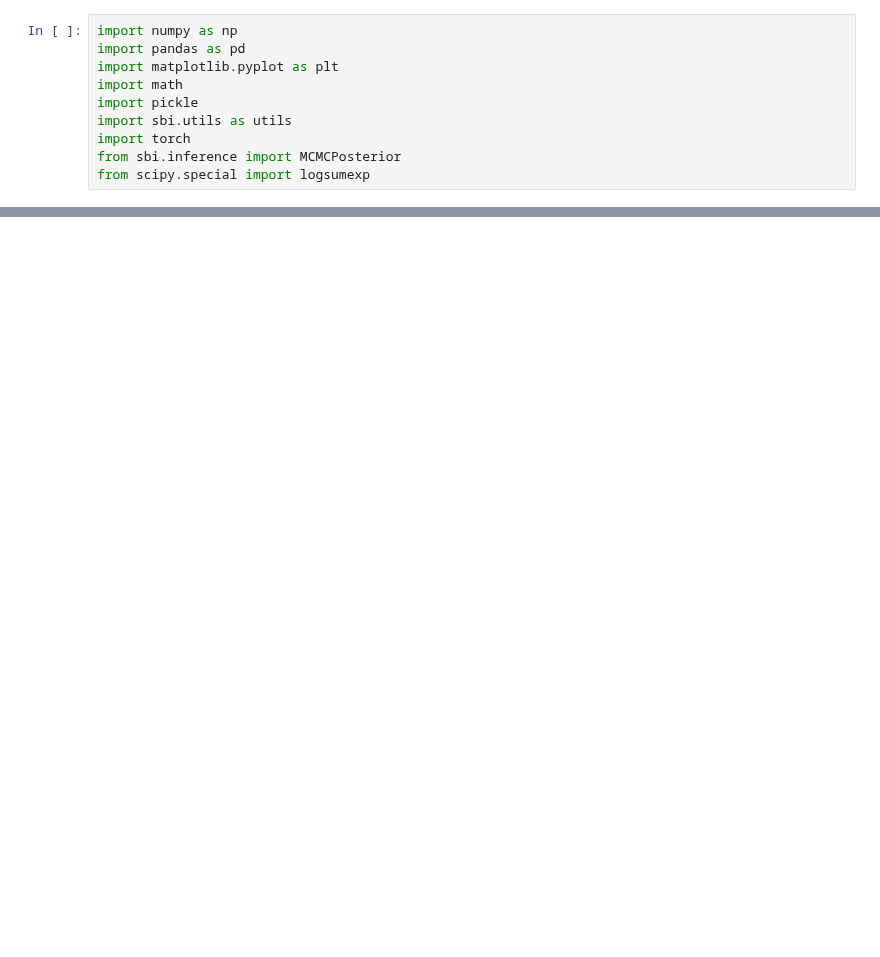
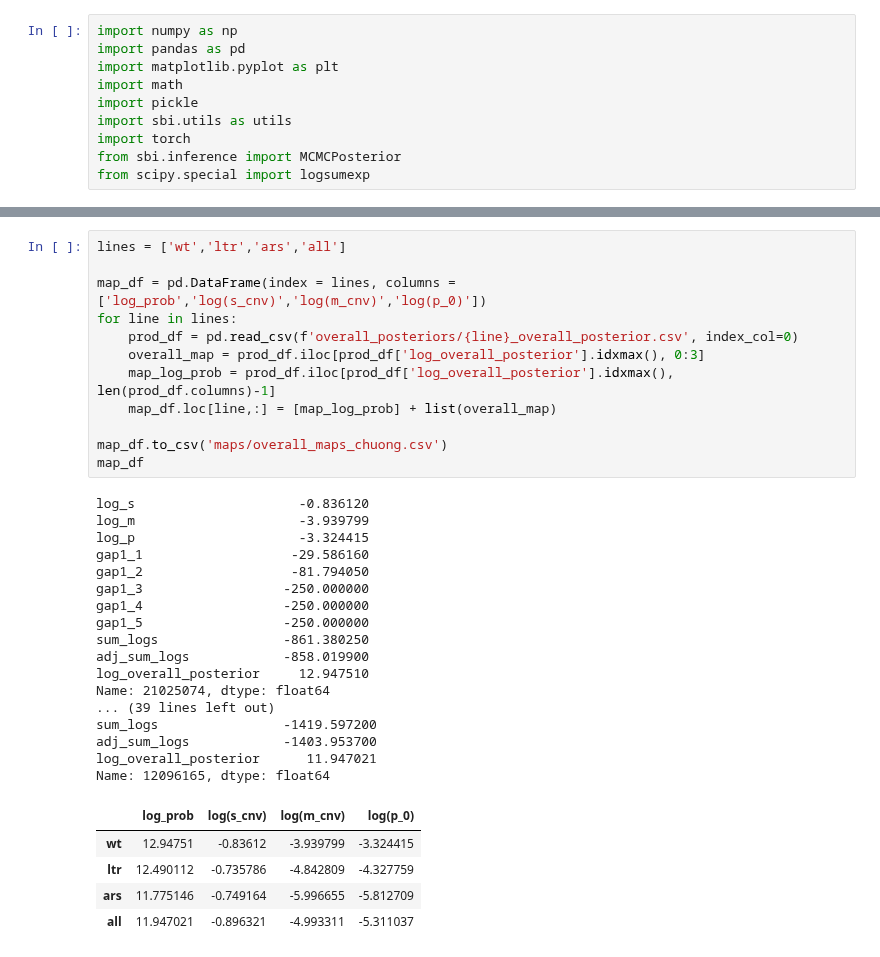
Before and after one commit to yoavram-lab/chuong_et_al, a Jupyter notebook: Overall Posterior.ipynb, the cells around one changed output, grey strips where cells are left out. Cells and saved outputs as stored; diff of their text form; blank space fills up the shorter version.

```diff
--- a/Overall Posterior.ipynb
+++ b/Overall Posterior.ipynb
@@ -133,0 +181,35 @@ plt.ylim(-0.05,1.05)
+# %%
+lines = ['wt','ltr','ars','all']
+
+map_df = pd.DataFrame(index = lines, columns = ['log_prob','log(s_cnv)','log(m_cnv)','log(p_0)'])
+for line in lines:
+    prod_df = pd.read_csv(f'overall_posteriors/{line}_overall_posterior.csv', index_col=0)
+    overall_map = prod_df.iloc[prod_df['log_overall_posterior'].idxmax(), 0:3]
+    map_log_prob = prod_df.iloc[prod_df['log_overall_posterior'].idxmax(), len(prod_df.columns)-1]
+    map_df.loc[line,:] = [map_log_prob] + list(overall_map)
+
+map_df.to_csv('maps/overall_maps_chuong.csv')
+map_df
+# %% [output]
+log_s                     -0.836120
+log_m                     -3.939799
+log_p                     -3.324415
+gap1_1                   -29.586160
+gap1_2                   -81.794050
+gap1_3                  -250.000000
+gap1_4                  -250.000000
+gap1_5                  -250.000000
+sum_logs                -861.380250
+adj_sum_logs            -858.019900
+log_overall_posterior     12.947510
+Name: 21025074, dtype: float64
+... (39 lines left out)
+sum_logs                -1419.597200
+adj_sum_logs            -1403.953700
+log_overall_posterior      11.947021
+Name: 12096165, dtype: float64
+|  | log_prob | log(s_cnv) | log(m_cnv) | log(p_0) |
+| wt | 12.94751 | -0.83612 | -3.939799 | -3.324415 |
+| ltr | 12.490112 | -0.735786 | -4.842809 | -4.327759 |
+| ars | 11.775146 | -0.749164 | -5.996655 | -5.812709 |
+| all | 11.947021 | -0.896321 | -4.993311 | -5.311037 |
```
Also changed, not shown: parts of 17 cells of this notebook.
